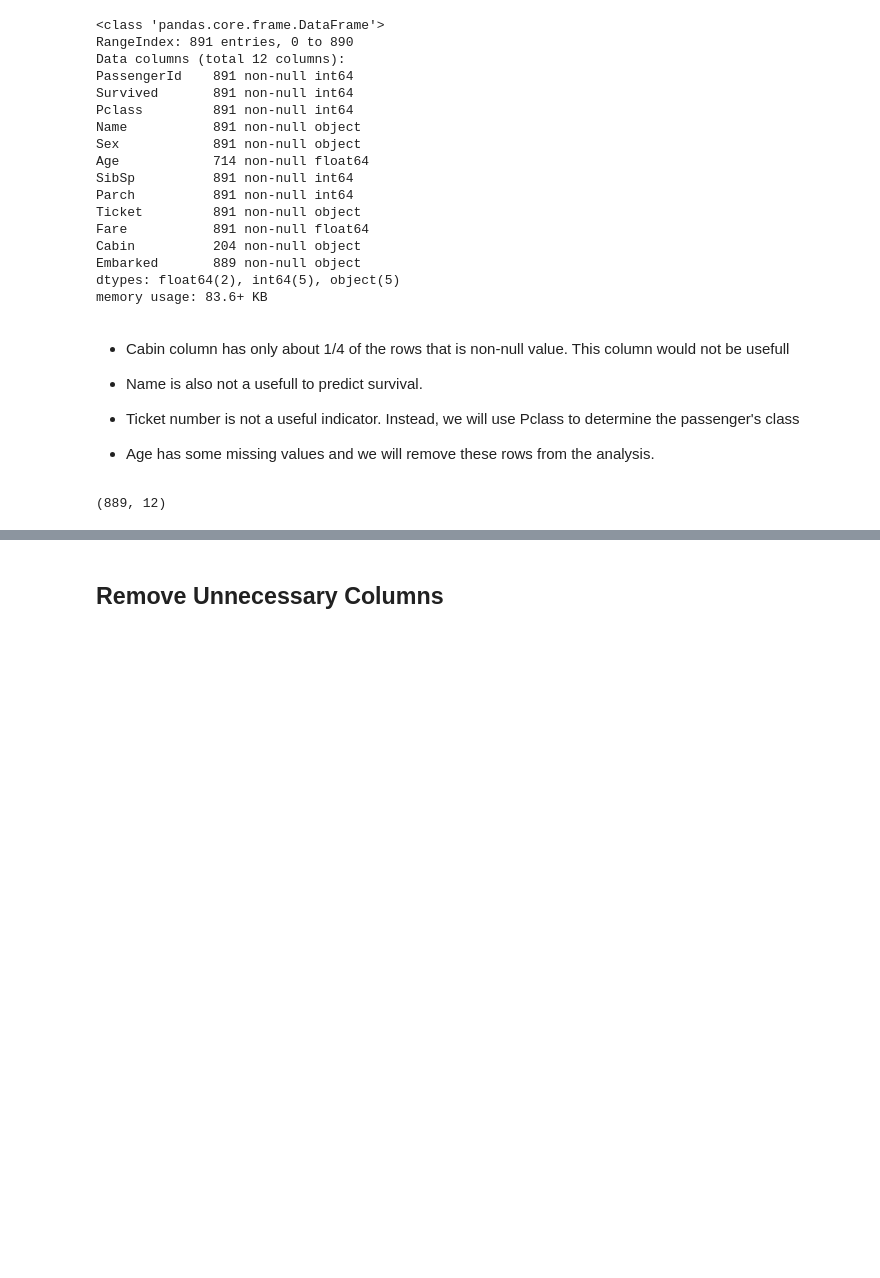
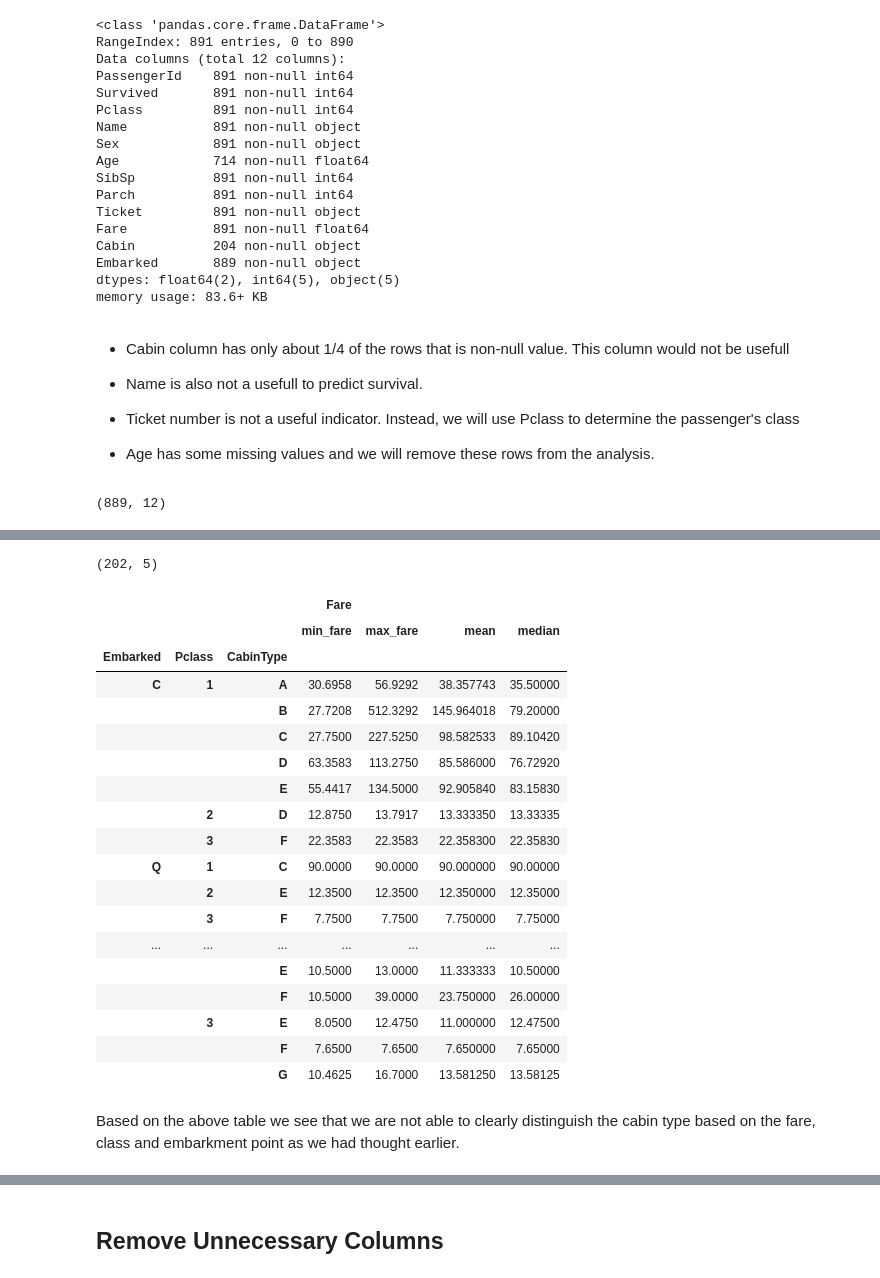
Before and after one commit to teguhsam/Machine-Learning-Titanic, a Jupyter notebook: Titanic.ipynb, the cells around one changed output, grey strips where cells are left out. Cells and saved outputs as stored; diff of their text form; code cells hidden in the pictures; blank space fills up the shorter version.

```diff
--- a/Titanic.ipynb
+++ b/Titanic.ipynb
@@ -104,0 +230,30 @@ We think columns *Age* and *Cabin* are useful, but there are lot of null values
+# %%
+# Step 2: Get ranges of fare for every cabin type embarkment combination
+cabin_notnull = titanic[['Embarked', 'Pclass', 'CabinType', 'Ticket', 'Fare']][titanic['CabinType'] != ""]
+print(cabin_notnull.shape)
+cabin_fare_range = cabin_notnull.groupby(['Embarked', 'Pclass', 'CabinType']).agg({'Fare': ['min', 'max', 'mean', 'median']})
+cabin_fare_range.rename(columns={'min': 'min_fare', 'max': 'max_fare'}, inplace=True)
+cabin_fare_range
+# %% [output]
+(202, 5)
+|  |  |  | Fare |  |  |  |
+|  |  |  | min_fare | max_fare | mean | median |
+| Embarked | Pclass | CabinType |  |  |  |  |
+| C | 1 | A | 30.6958 | 56.9292 | 38.357743 | 35.50000 |
+|  |  | B | 27.7208 | 512.3292 | 145.964018 | 79.20000 |
+|  |  | C | 27.7500 | 227.5250 | 98.582533 | 89.10420 |
+|  |  | D | 63.3583 | 113.2750 | 85.586000 | 76.72920 |
+|  |  | E | 55.4417 | 134.5000 | 92.905840 | 83.15830 |
+|  | 2 | D | 12.8750 | 13.7917 | 13.333350 | 13.33335 |
+|  | 3 | F | 22.3583 | 22.3583 | 22.358300 | 22.35830 |
+| Q | 1 | C | 90.0000 | 90.0000 | 90.000000 | 90.00000 |
+|  | 2 | E | 12.3500 | 12.3500 | 12.350000 | 12.35000 |
+|  | 3 | F | 7.7500 | 7.7500 | 7.750000 | 7.75000 |
+| ... | ... | ... | ... | ... | ... | ... |
+|  |  | E | 10.5000 | 13.0000 | 11.333333 | 10.50000 |
+|  |  | F | 10.5000 | 39.0000 | 23.750000 | 26.00000 |
+|  | 3 | E | 8.0500 | 12.4750 | 11.000000 | 12.47500 |
+|  |  | F | 7.6500 | 7.6500 | 7.650000 | 7.65000 |
+|  |  | G | 10.4625 | 16.7000 | 13.581250 | 13.58125 |
+# %% [markdown]
+Based on the above table we see that we are not able to clearly distinguish the cabin type based on the fare, class and embarkment point as we had thought earlier.
```
Also changed, not shown: parts of 33 cells of this notebook, 1 other file.
